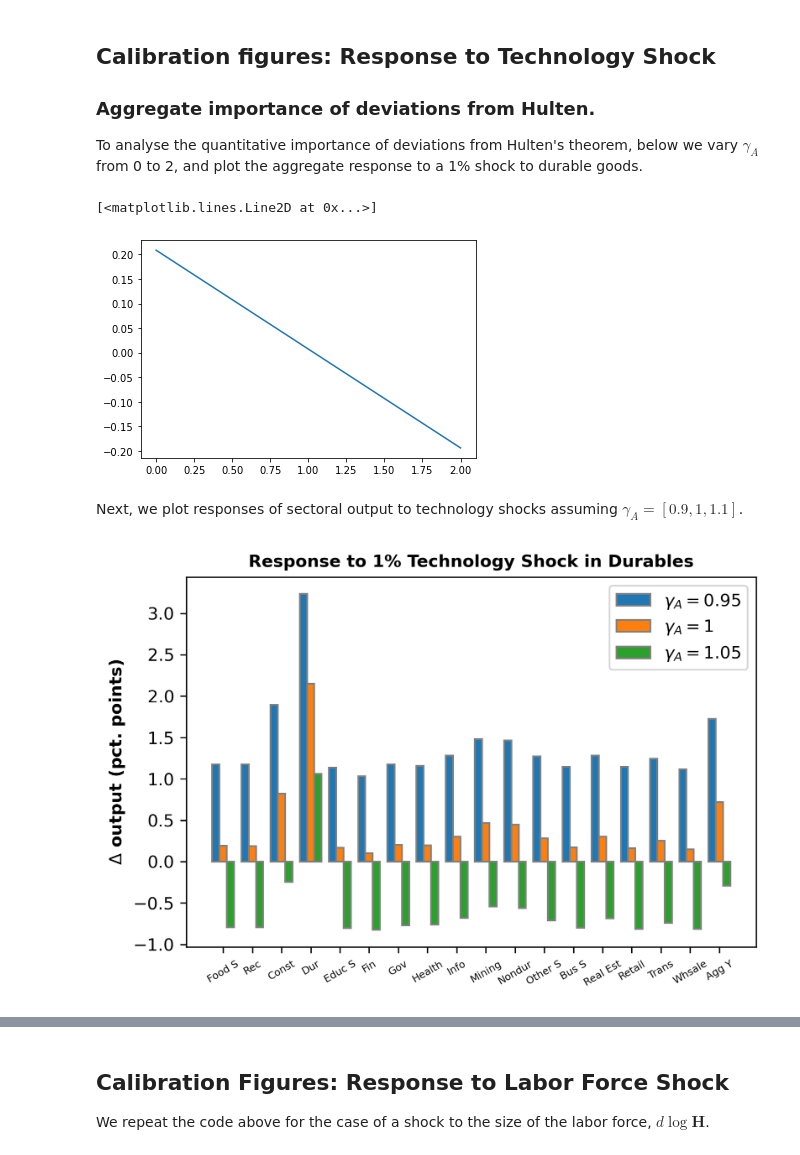
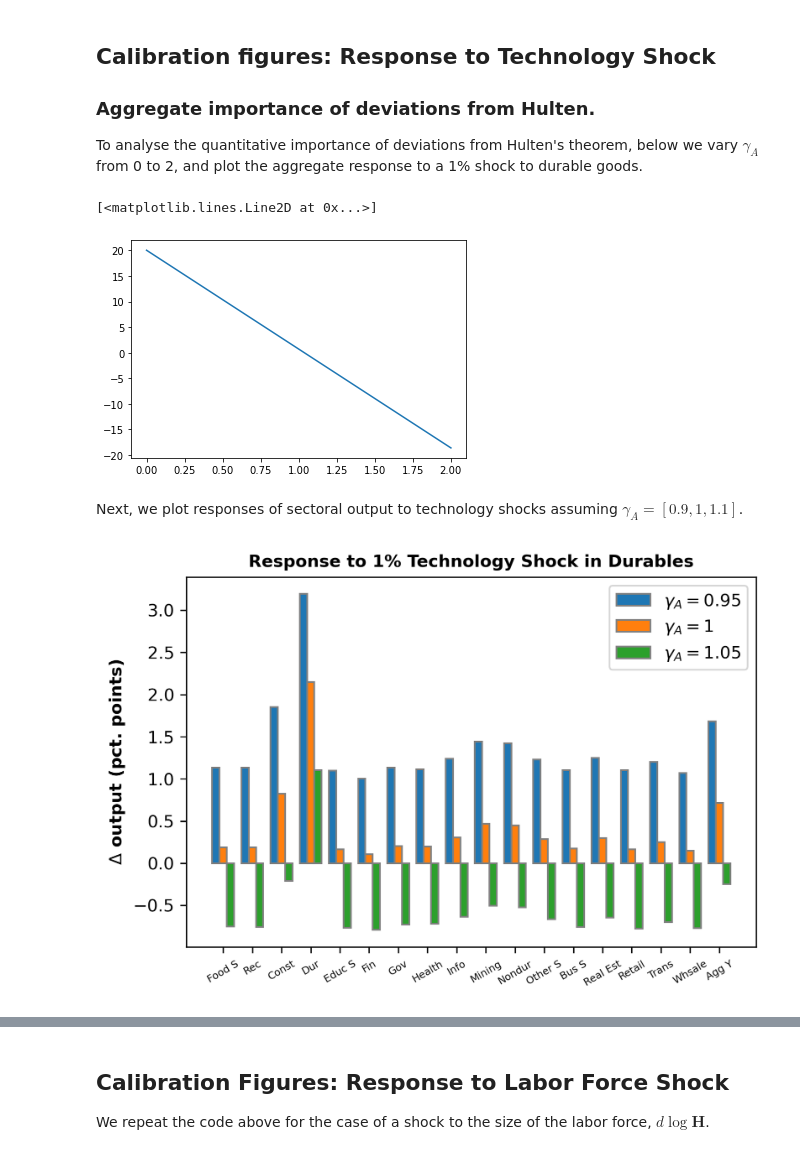
Before and after one commit to hs97/UnemploymentNetwork, a Jupyter notebook: new_code/calib2_one_occupation_per_sector.ipynb, the cells around one changed output, grey strips where cells are left out. Drawn from its saved outputs; the diff is of its cells as text; code cells hidden in the pictures.

```diff
--- a/new_code/calib2_one_occupation_per_sector.ipynb
+++ b/new_code/calib2_one_occupation_per_sector.ipynb
@@ -16,7 +16,7 @@ dfLshare = pd.read_csv(data_dir + 'labor_share.csv')
 dfLabor_market_yearly= pd.read_csv(data_dir + 'labor_market_yearly.csv')
 dfLabor_market_yearly = dfLabor_market_yearly.sort_values(by=['year', 'BEA_sector'])
 dfLabor_market_yearly = dfLabor_market_yearly.dropna(axis=0)
-dfLabor_market_yearly = dfLabor_market_yearly[dfLabor_market_yearly['year'] == 2005]
+dfLabor_market_yearly = dfLabor_market_yearly[dfLabor_market_yearly['year'] == 2007]
 # reformatting parameters
 Omega = np.array(dfA.iloc[:, 1:], dtype='float64')
 Psi = np.linalg.inv(np.eye(Omega.shape[0])-Omega)
@@ -205,10 +205,10 @@ for i in range(N):
     dlog_y = multi_occupation_network.OutputFunc(dlog_A,dlog_H, dlog_theta, dlog_lam, Psi, Omega, curlyQ, curlyF, epsN, curlyT, curlyE)
     aggY_vec[i] = multi_occupation_network.AggOutputFunc(dlog_y, dlog_lam, dlog_epsD, epsD)
 # %%
-plt.plot(gamma_a_vec,aggY_vec)
+plt.plot(gamma_a_vec,100*aggY_vec)
 # %% [output]
 [<matplotlib.lines.Line2D at 0x...>]
-[figure, old version]
+[figure, new version]
 # %% [markdown]
 Next, we plot responses of sectoral output to technology shocks assuming $\gamma_A = [0.9, 1, 1.1]$.
 # %%
@@ -236,7 +236,7 @@ save_path = '../output/figures/durables_AshockY_17occ.png'
 labels = ['$\gamma_{A} = 0.95$','$\gamma_{A} = 1$','$\gamma_{A} = 1.05$']
 bar_plot(100*sectorY_vec, sector_names, title, xlab, ylab, labels, save_path, rotation=30, fontsize=10, barWidth = 0.25, dpi=300)
 # %% [output]
-[figure, old version]
+[figure, new version]
 # %%
 occupation_names = ['Food S', 'Rec', 'Const', 'Dur', 'Educ S', 'Fin', 'Gov', 'Health',
            'Info', 'Mining', 'Nondur', 'Other S', 'Bus S', 'Real Est', 'Retail', 'Trans',
```
Also changed, not shown: parts of 8 cells of this notebook, 21 other files.
